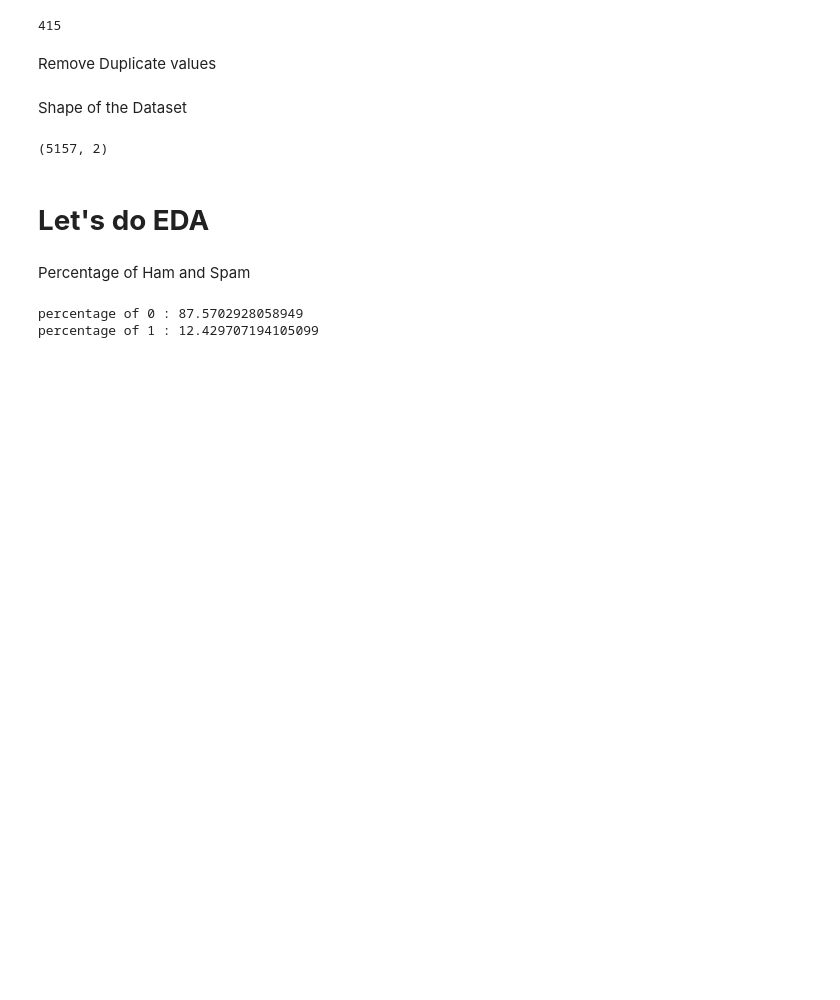
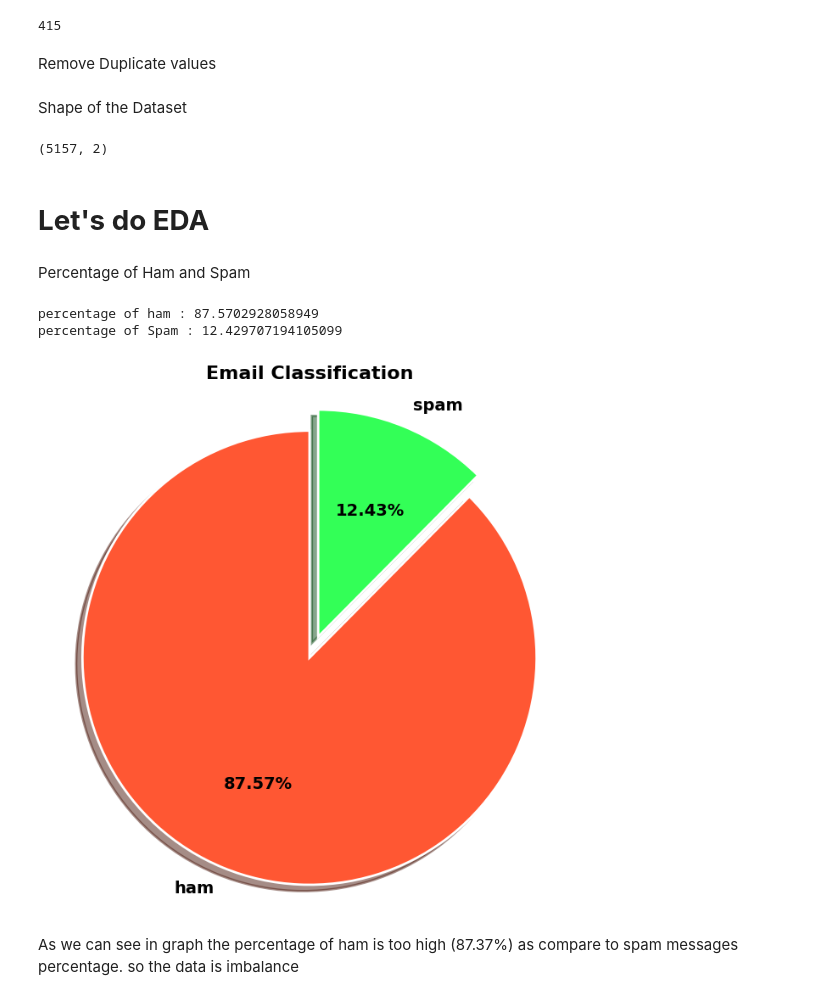
Before and after one commit to KiranKokateGitHub/Spam-Email-Detection_NLP_ML-Project, a Jupyter notebook: Spam_Email_Detection_NLP_ML_Project.ipynb, the cells around one changed output. Cells and saved outputs as stored; diff of their text form; code cells hidden in the pictures; blank space fills up the shorter version.

```diff
--- a/Spam_Email_Detection_NLP_ML_Project.ipynb
+++ b/Spam_Email_Detection_NLP_ML_Project.ipynb
@@ -119,8 +119,52 @@ total = values.sum()
 percentage_0 = (values[0] /total) * 100
 percentage_1 = (values[1]/ total) *100
 
-print('percentage of 0 :' ,percentage_0)
-print('percentage of 1 :' ,percentage_1)
+print('percentage of ham :' ,percentage_0)
+print('percentage of Spam :' ,percentage_1)
 # %% [output]
-percentage of 0 : 87.5702928058949
-percentage of 1 : 12.429707194105099
+percentage of ham : 87.5702928058949
+percentage of Spam : 12.429707194105099
+# %%
+import matplotlib.pyplot as plt
+
+# Sample data
+# values = [75, 25]  # Example values for 'ham' and 'spam'
+
+# Define custom colors
+colors = ['#FF5733', '#33FF57']
+
+# Define the explode parameter to create a gap between slices
+explode = (0, 0.1)  # Explode the second slice (spam) by 10%
+
+# Create a figure with a white background
+fig, ax = plt.subplots(figsize=(8, 8))
+ax.set_facecolor('white')
+
+# Create the pie chart with custom colors, labels, explode parameter, and shadow
+wedges, texts, autotexts = ax.pie(
+    values, labels=['ham', 'spam'],
+    autopct='%0.2f%%',
+    startangle=90,
+    colors=colors,
+    wedgeprops={'linewidth': 2, 'edgecolor': 'white'},
+    explode=explode,  # Apply the explode parameter
+    shadow=True  # Add shadow
+)
+
+# Customize text properties
+for text, autotext in zip(texts, autotexts):
+    text.set(size=14, weight='bold')
+    autotext.set(size=14, weight='bold')
+
+# Add a title
+ax.set_title('Email Classification', fontsize=16, fontweight='bold')
+
+# Equal aspect ratio ensures that pie is drawn as a circle
+ax.axis('equal')
+
+# Show the pie chart
+plt.show()
+# %% [output]
+[figure, added]
+# %% [markdown]
+As we can see in graph the percentage of ham is too high (87.37%) as compare to spam messages percentage. so the data is imbalance
```
